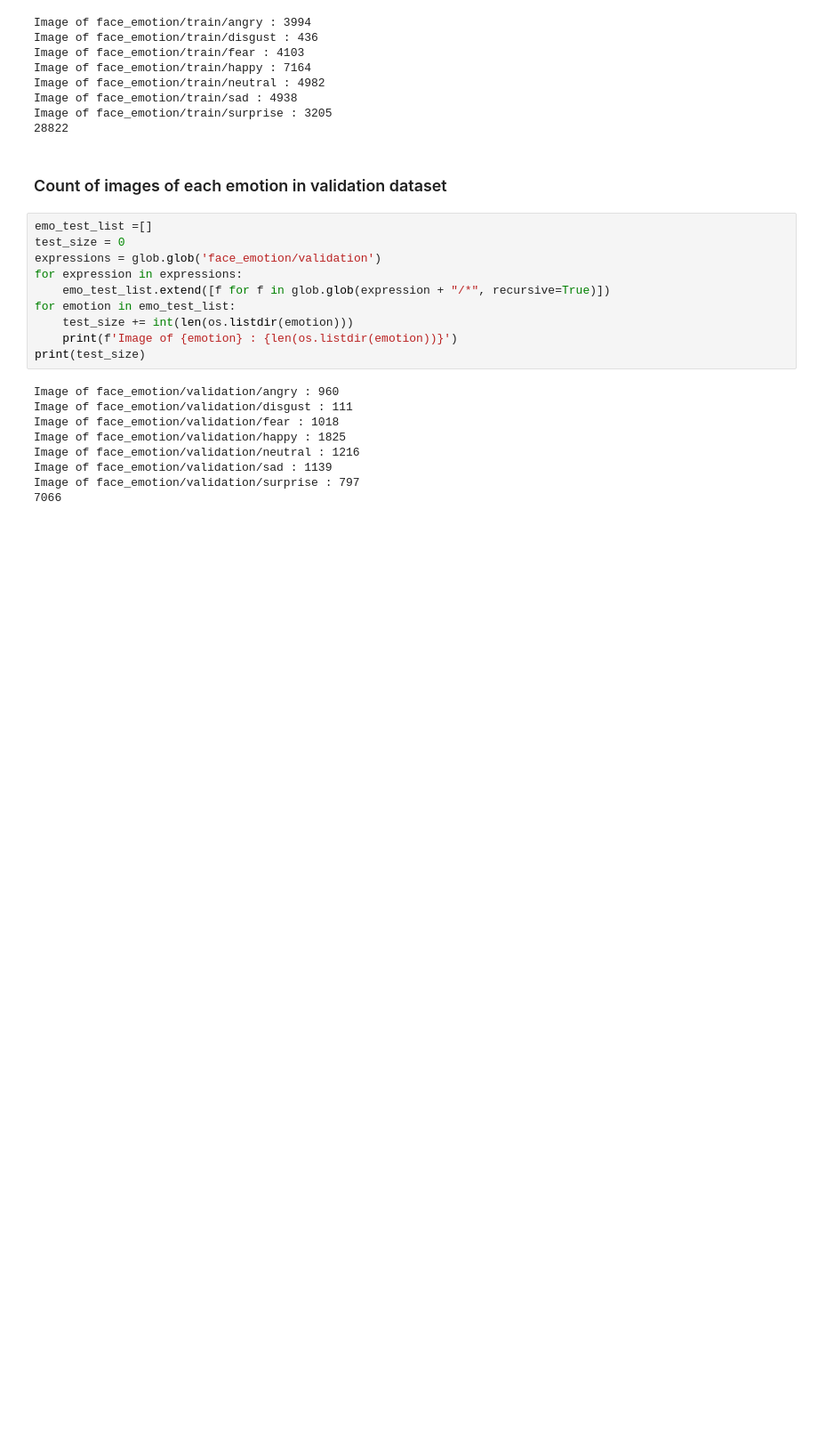
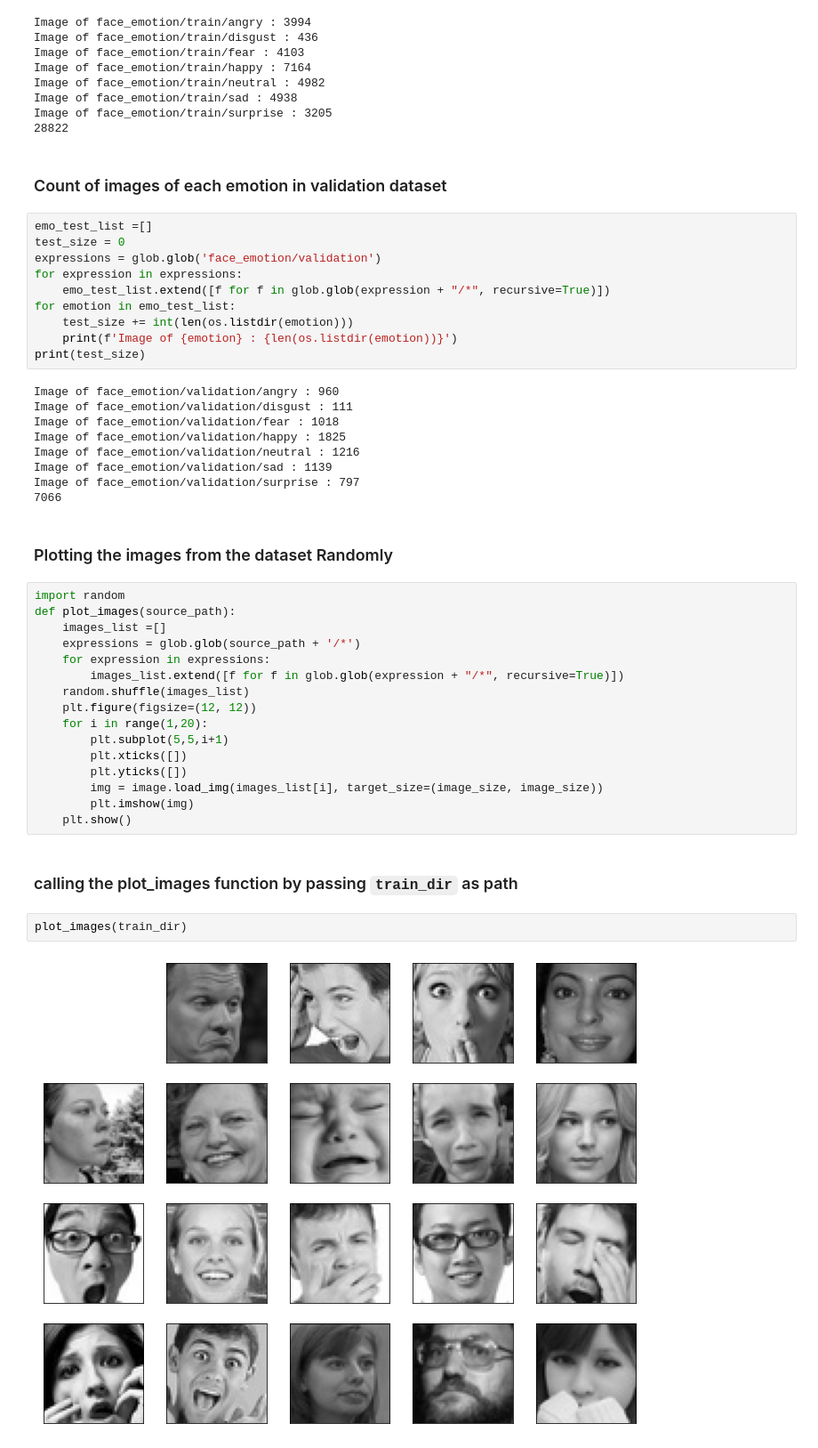
Before and after one commit to swathi1316/Face_Emotion_Detection-CNN-, a Jupyter notebook: face_emotion_detection.ipynb, the cells around one changed output. Shown: that part at 89% size. Drawn from its saved outputs; the diff is of its cells as text; blank space fills up the shorter version.

Commit message:
face_emotion_detection_visual_image_plot

```diff
--- a/face_emotion_detection.ipynb
+++ b/face_emotion_detection.ipynb
@@ -105,3 +105,27 @@ Image of face_emotion/validation/neutral : 1216
 Image of face_emotion/validation/sad : 1139
 Image of face_emotion/validation/surprise : 797
 7066
+# %% [markdown]
+### Plotting the images from the dataset Randomly
+# %%
+import random
+def plot_images(source_path):
+    images_list =[]
+    expressions = glob.glob(source_path + '/*')
+    for expression in expressions:
+        images_list.extend([f for f in glob.glob(expression + "/*", recursive=True)])
+    random.shuffle(images_list)
+    plt.figure(figsize=(12, 12))
+    for i in range(1,20):
+        plt.subplot(5,5,i+1)
+        plt.xticks([])
+        plt.yticks([])
+        img = image.load_img(images_list[i], target_size=(image_size, image_size))
+        plt.imshow(img)
+    plt.show()
+# %% [markdown]
+### calling the plot_images function by passing `train_dir` as path
+# %%
+plot_images(train_dir)
+# %% [output]
+[figure, added]
```
Also changed, not shown: parts of 12 cells of this notebook.
